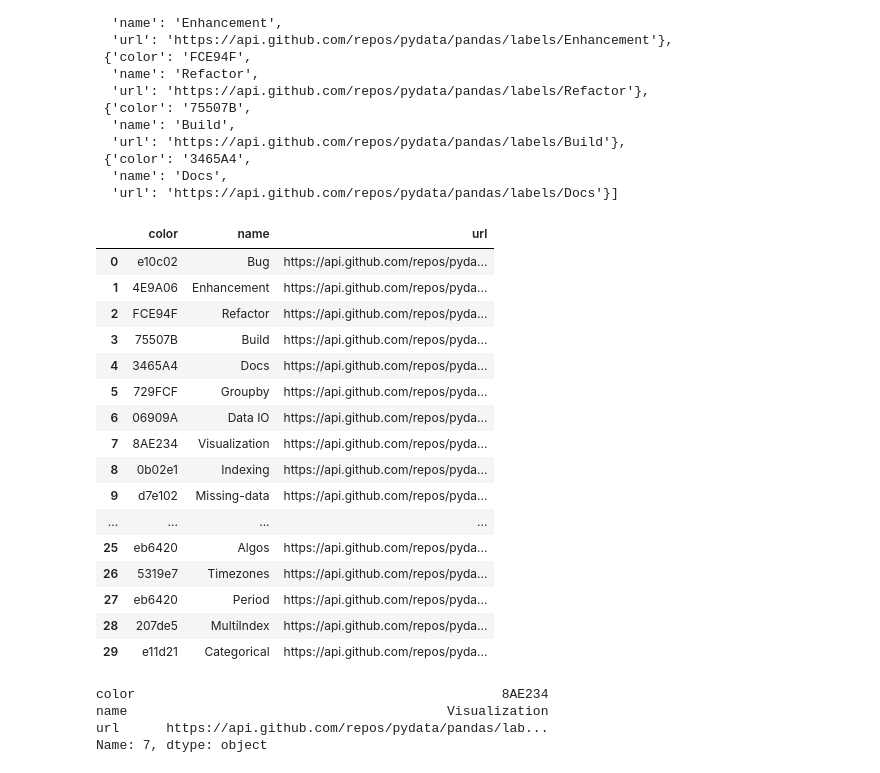
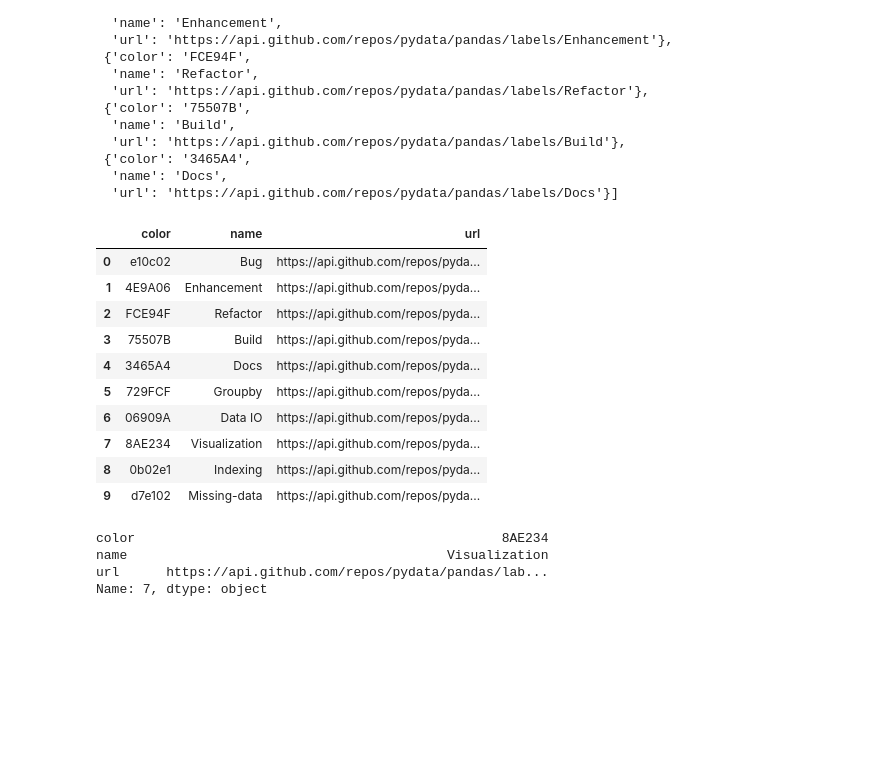
Before and after one commit to tomining/python, a Jupyter notebook: python_for_data_analysis/CH6_DATA_HANDLING.ipynb, the cells around one changed output. Drawn from its saved outputs; the diff is of its cells as text; code cells hidden in the pictures; blank space fills up the shorter version.

```diff
--- a/python_for_data_analysis/CH6_DATA_HANDLING.ipynb
+++ b/python_for_data_analysis/CH6_DATA_HANDLING.ipynb
@@ -882,25 +883,19 @@ data[:5]
 # %%
 issue_labels = pd.DataFrame(data)
 # %%
-issue_labels
+issue_labels[:10]
 # %% [output]
 |  | color | name | url |
 | 0 | e10c02 | Bug | https://api.github.com/repos/pyda... |
 | 1 | 4E9A06 | Enhancement | https://api.github.com/repos/pyda... |
 | 2 | FCE94F | Refactor | https://api.github.com/repos/pyda... |
 | 3 | 75507B | Build | https://api.github.com/repos/pyda... |
 | 4 | 3465A4 | Docs | https://api.github.com/repos/pyda... |
 | 5 | 729FCF | Groupby | https://api.github.com/repos/pyda... |
 | 6 | 06909A | Data IO | https://api.github.com/repos/pyda... |
 | 7 | 8AE234 | Visualization | https://api.github.com/repos/pyda... |
 | 8 | 0b02e1 | Indexing | https://api.github.com/repos/pyda... |
 | 9 | d7e102 | Missing-data | https://api.github.com/repos/pyda... |
-| ... | ... | ... | ... |
-| 25 | eb6420 | Algos | https://api.github.com/repos/pyda... |
-| 26 | 5319e7 | Timezones | https://api.github.com/repos/pyda... |
-| 27 | eb6420 | Period | https://api.github.com/repos/pyda... |
-| 28 | 207de5 | MultiIndex | https://api.github.com/repos/pyda... |
-| 29 | e11d21 | Categorical | https://api.github.com/repos/pyda... |
 # %%
 issue_labels.ix[7]
 # %% [output]
```
Also changed, not shown: parts of 13 cells of this notebook, 3 other files.
